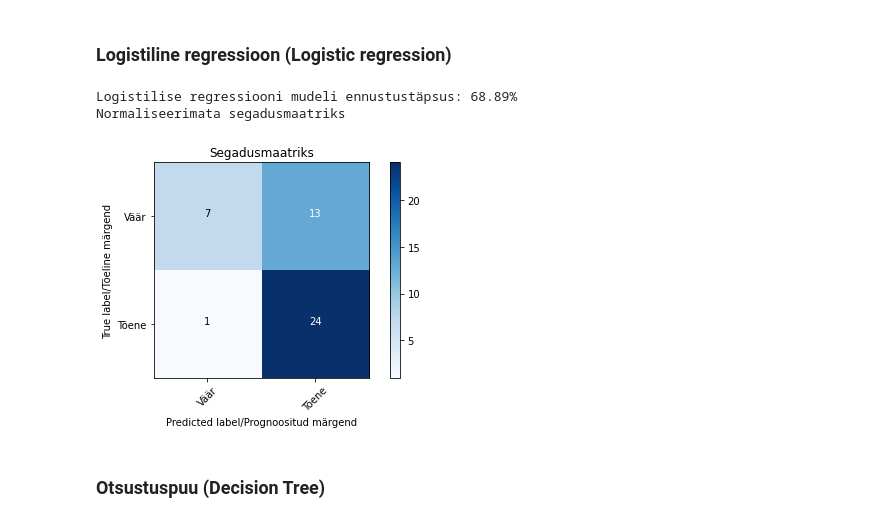
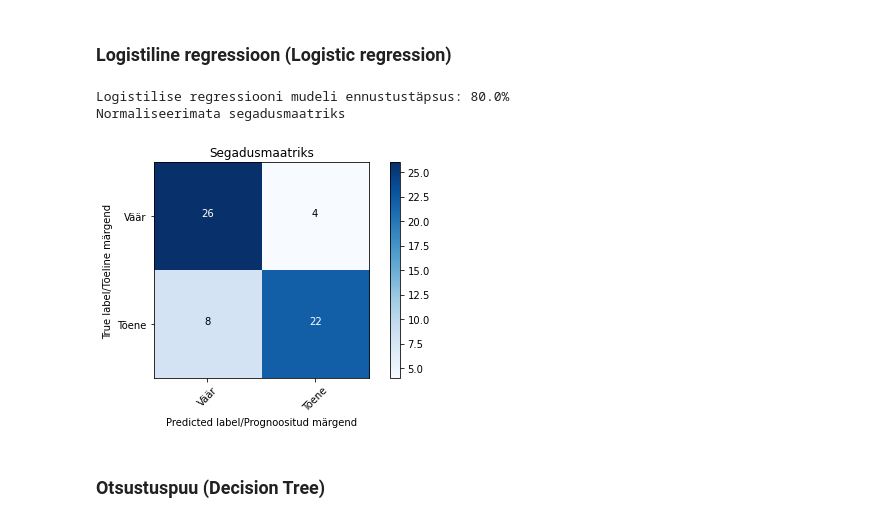
Before and after one commit to anneliisramson/eestikeelsed-uudised, a Jupyter notebook: 07 Väärinfo_mudelid.ipynb, the cells around one changed output. Saved outputs shown, nothing was run; the diff lists cells and outputs as text; code cells hidden in the pictures.

```diff
--- a/07 Väärinfo_mudelid.ipynb
+++ b/07 Väärinfo_mudelid.ipynb
@@ -192,24 +192,24 @@ def lemmatize_with_estnltk(input_string):
 # %%
 # Vektoriseerimine ja TF-IDF rakendamine
 from sklearn.linear_model import LogisticRegression
 
-pipe = Pipeline([('vect', CountVectorizer(tokenizer = tokenize_with_estnltk)),#, stop_words = stopsõnad_uus)),
+pipe = Pipeline([('vect', CountVectorizer(tokenizer = lemmatize_with_estnltk, stop_words = stopsõnad_uus)),
                  ('tfidf', TfidfTransformer()),
                  ('model', LogisticRegression())])
 
 # Mudeli sobitamine
 model = pipe.fit(X_train, y_train)
 
 # Prognoosimine
 prediction = model.predict(X_test)
 print("Logistilise regressiooni mudeli ennustustäpsus: {}%".format(round(accuracy_score(y_test, prediction)*100,2)))
 täpsus_logreg = round(accuracy_score(y_test, prediction)*100,2)
 cm = metrics.confusion_matrix(y_test, prediction)
 plot_confusion_matrix(cm, classes=['Väär', 'Tõene'])
 # %% [output]
-Logistilise regressiooni mudeli ennustustäpsus: 68.89%
+Logistilise regressiooni mudeli ennustustäpsus: 80.0%
 Normaliseerimata segadusmaatriks
-[figure, old version]
+[figure, new version]
 # %% [markdown]
 ### Otsustuspuu (Decision Tree)
 # %% [markdown]
```
Also changed, not shown: parts of 14 cells of this notebook, 1 other file.
